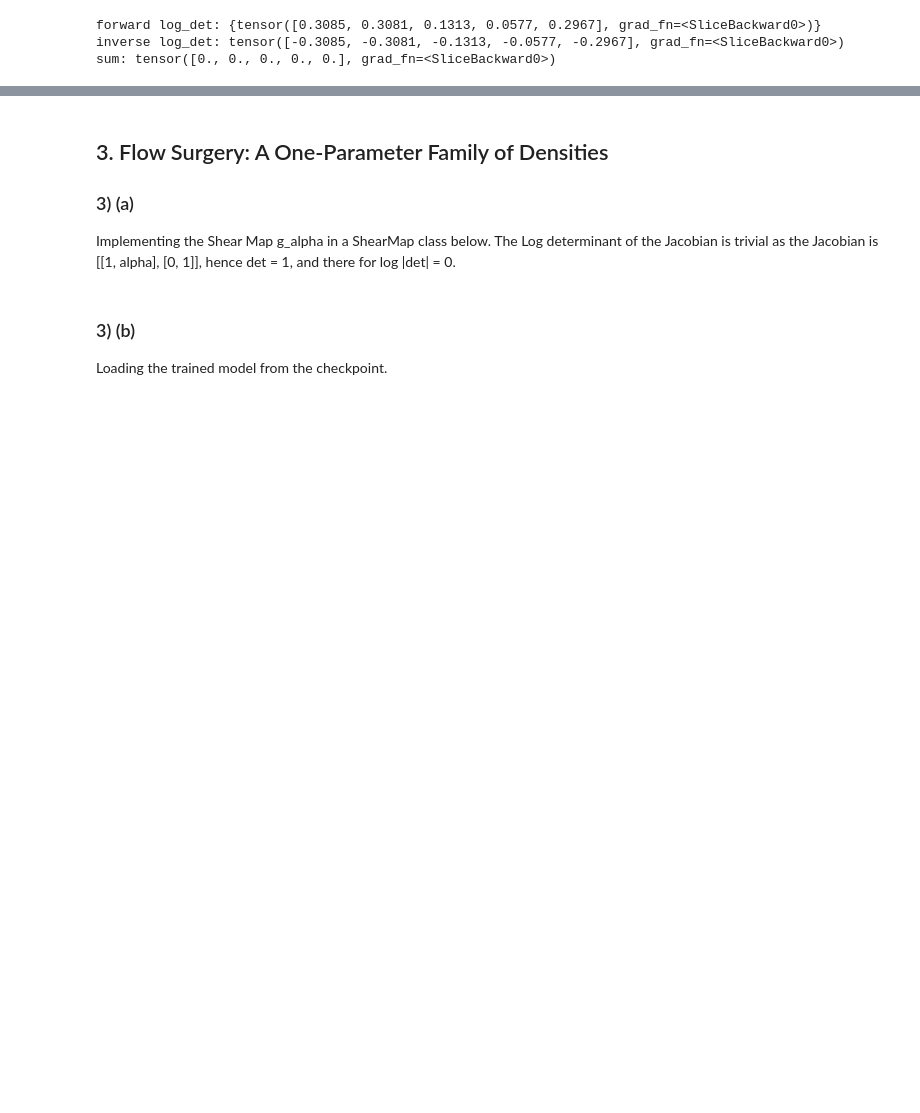
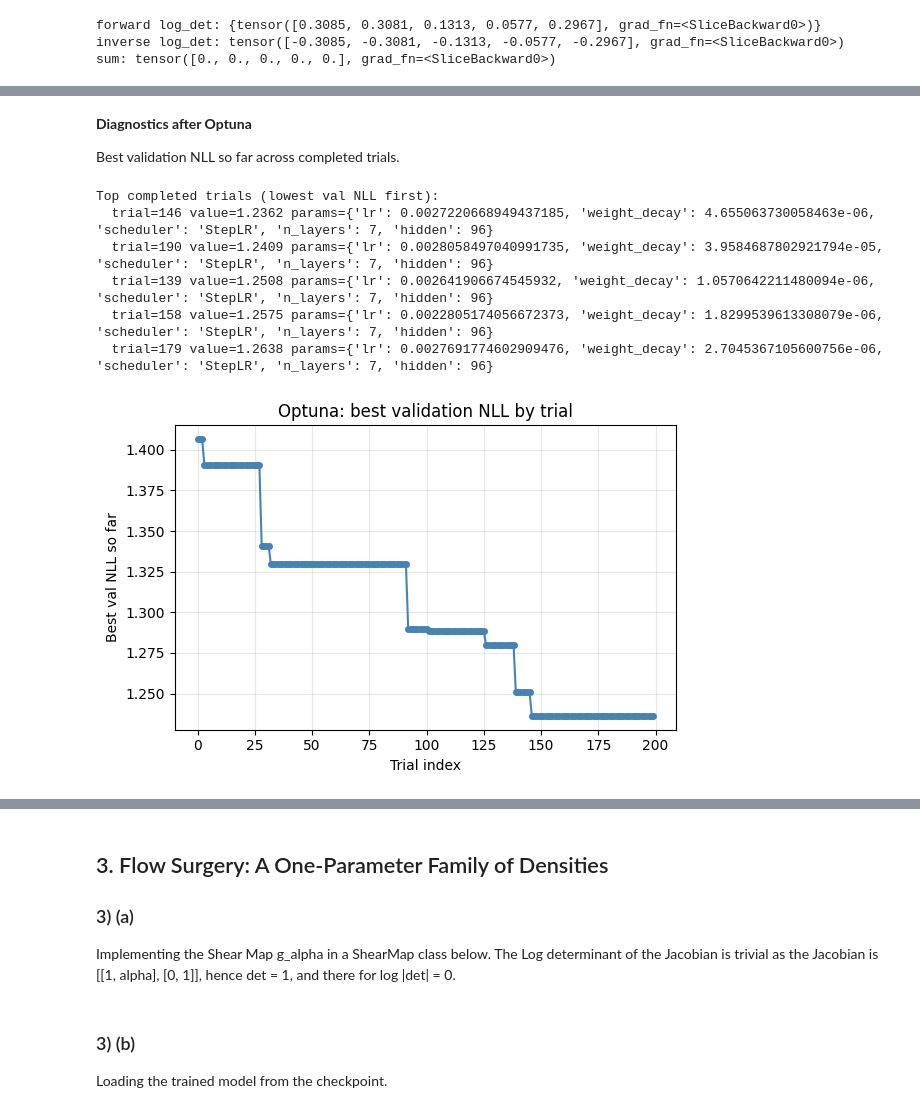
Before and after one commit to harveydgb/normalising-flow-model, a Jupyter notebook: coursework.ipynb, the cells around one changed output, grey strips where cells are left out. Cells and saved outputs as stored; diff of their text form; code cells hidden in the pictures; blank space fills up the shorter version.

```diff
--- a/coursework.ipynb
+++ b/coursework.ipynb
@@ -790,0 +852,19 @@ with results_path.open("w") as f:
+# %%
+sampler = optuna.samplers.TPESampler(seed=GLOBAL_SEED)
+pruner = optuna.pruners.MedianPruner(n_startup_trials=4, n_warmup_steps=100, interval_steps=50)
+study = optuna.create_study(direction="minimize", sampler=sampler, pruner=pruner)
+
+study.optimize(objective, n_trials=OPTUNA_N_TRIALS, timeout=OPTUNA_TIMEOUT_SEC, show_progress_bar=False)
+
+optuna_best_config = {
+    "lr": float(study.best_trial.params["lr"]),
+    "weight_decay": float(study.best_trial.params["weight_decay"]),
+    "scheduler": study.best_trial.params["scheduler"],
+    "n_layers": int(study.best_trial.params["n_layers"]),
+    "hidden": int(study.best_trial.params["hidden"]),
+}
+
+print("Optuna complete.")
+print(f"  trials finished: {len(study.trials)}")
+print(f"  best validation NLL: {study.best_value:.4f}")
+print(f"  best params: {optuna_best_config}")
@@ -790,0 +889,46 @@ with results_path.open("w") as f:
+# %% [markdown]
+**Diagnostics after Optuna**
+
+Best validation NLL so far across completed trials.
+# %%
+# Optuna search: best validation NLL so far across trials
+best_so_far = []
+current = float('inf')
+for t in study.trials:
+    if t.value is not None:
+        current = min(current, float(t.value))
+    best_so_far.append(current)
+
+fig_opt, ax_opt = plt.subplots(figsize=(6, 4))
+ax_opt.plot(best_so_far, marker='o', markersize=4, linewidth=1.5, color="steelblue")
+ax_opt.set_title('Optuna: best validation NLL by trial')
+ax_opt.set_xlabel('Trial index')
+ax_opt.set_ylabel('Best val NLL so far')
+ax_opt.grid(True, alpha=0.3)
+fig_opt.tight_layout()
+
+# Compact searchable summary for next-stage decisions
+trial_summary = []
+for t in study.trials:
+    trial_summary.append({
+        'trial': int(t.number),
+        'state': str(t.state),
+        'value': None if t.value is None else float(t.value),
+        'params': t.params,
+    })
+
+print('Top completed trials (lowest val NLL first):')
+completed = [r for r in trial_summary if r['value'] is not None]
+completed = sorted(completed, key=lambda r: r['value'])
+for row in completed[:5]:
+    print(
+        f"  trial={row['trial']:>2d} value={row['value']:.4f} params={row['params']}"
+    )
+# %% [output]
+Top completed trials (lowest val NLL first):
+  trial=146 value=1.2362 params={'lr': 0.0027220668949437185, 'weight_decay': 4.655063730058463e-06, 'scheduler': 'StepLR', 'n_layers': 7, 'hidden': 96}
+  trial=190 value=1.2409 params={'lr': 0.0028058497040991735, 'weight_decay': 3.9584687802921794e-05, 'scheduler': 'StepLR', 'n_layers': 7, 'hidden': 96}
+  trial=139 value=1.2508 params={'lr': 0.002641906674545932, 'weight_decay': 1.0570642211480094e-06, 'scheduler': 'StepLR', 'n_layers': 7, 'hidden': 96}
+  trial=158 value=1.2575 params={'lr': 0.0022805174056672373, 'weight_decay': 1.8299539613308079e-06, 'scheduler': 'StepLR', 'n_layers': 7, 'hidden': 96}
+  trial=179 value=1.2638 params={'lr': 0.0027691774602909476, 'weight_decay': 2.7045367105600756e-06, 'scheduler': 'StepLR', 'n_layers': 7, 'hidden': 96}
+[figure, added]
```
Also changed, not shown: parts of 69 cells of this notebook, 4 other files.
